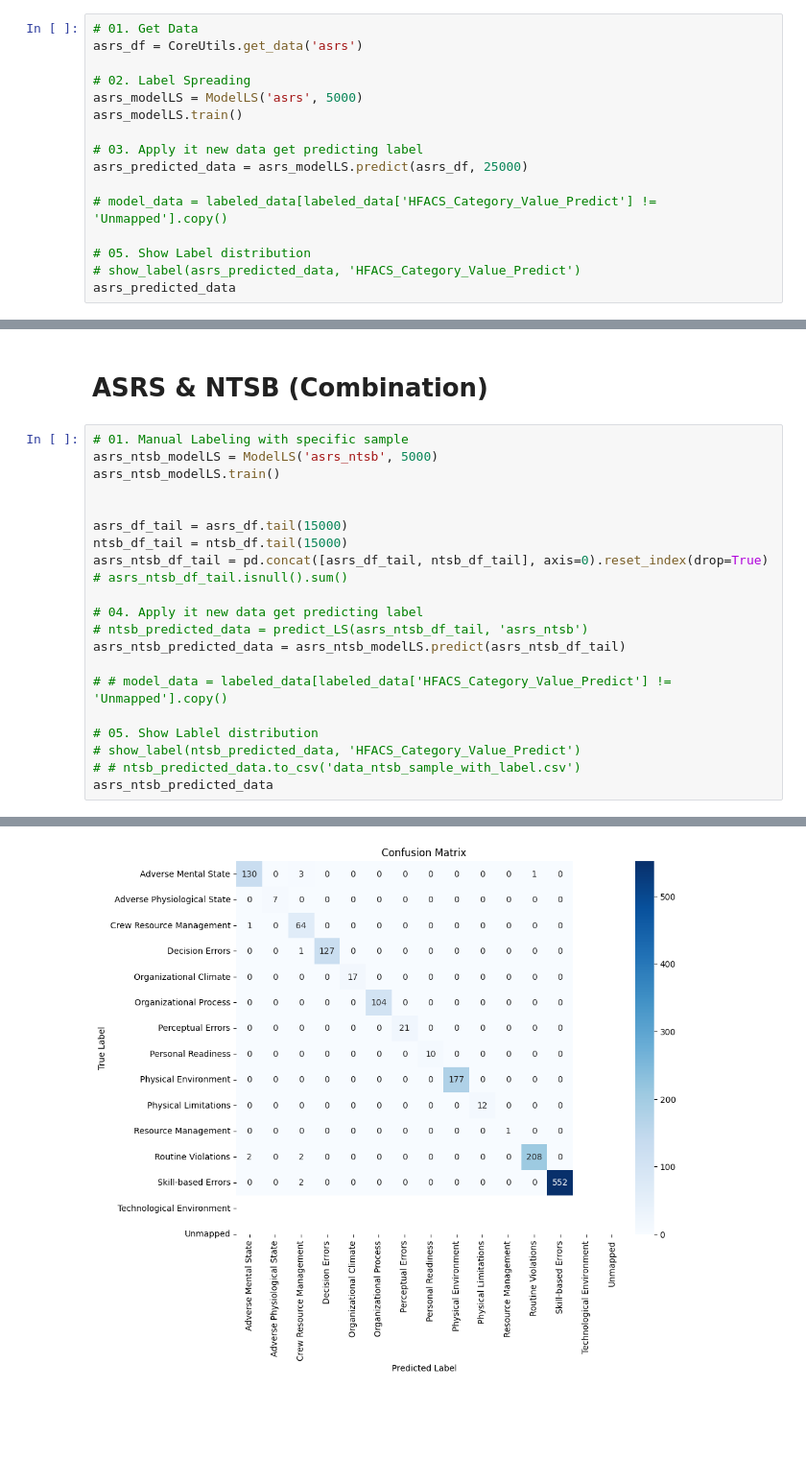
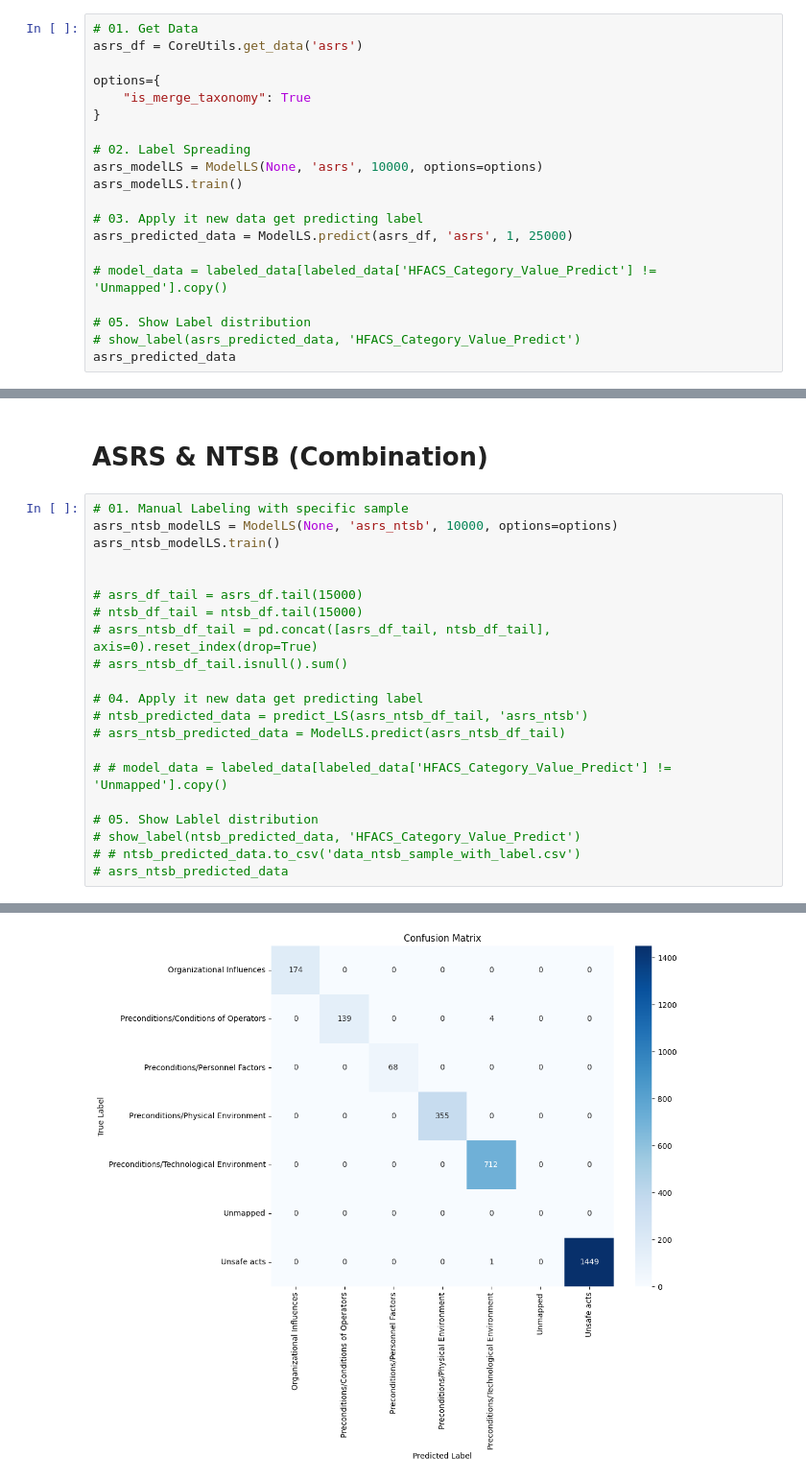
Before and after one commit to lasalasa/ASTAPM_Model, a Jupyter notebook: notebooks/notebook_main.ipynb, the cells around one changed output, grey strips where cells are left out. Shown at 96% size. Saved outputs shown, nothing was run; the diff lists cells and outputs as text; blank space fills up the shorter version.

Commit message:
Updated LSTM model

```diff
--- a/notebooks/notebook_main.ipynb
+++ b/notebooks/notebook_main.ipynb
@@ -57,12 +56,16 @@ To enable the following instructions: AVX2 FMA, in other operations, rebuild Ten
 # 01. Get Data
 asrs_df = CoreUtils.get_data('asrs')
 
+options={
+    "is_merge_taxonomy": True
+}
+
 # 02. Label Spreading
-asrs_modelLS = ModelLS('asrs', 5000)
+asrs_modelLS = ModelLS(None, 'asrs', 10000, options=options)
 asrs_modelLS.train()
 
 # 03. Apply it new data get predicting label
-asrs_predicted_data = asrs_modelLS.predict(asrs_df, 25000)
+asrs_predicted_data = ModelLS.predict(asrs_df, 'asrs', 1, 25000)
 
 # model_data = labeled_data[labeled_data['HFACS_Category_Value_Predict'] != 'Unmapped'].copy()
 
@@ -249,23 +237,23 @@ weighted avg       0.16      0.40      0.23       105
 # ASRS & NTSB (Combination)
 # %%
 # 01. Manual Labeling with specific sample
-asrs_ntsb_modelLS = ModelLS('asrs_ntsb', 5000)
+asrs_ntsb_modelLS = ModelLS(None, 'asrs_ntsb', 10000, options=options)
 asrs_ntsb_modelLS.train()
 
 
-asrs_df_tail = asrs_df.tail(15000)
-ntsb_df_tail = ntsb_df.tail(15000)
-asrs_ntsb_df_tail = pd.concat([asrs_df_tail, ntsb_df_tail], axis=0).reset_index(drop=True)
+# asrs_df_tail = asrs_df.tail(15000)
+# ntsb_df_tail = ntsb_df.tail(15000)
+# asrs_ntsb_df_tail = pd.concat([asrs_df_tail, ntsb_df_tail], axis=0).reset_index(drop=True)
 # asrs_ntsb_df_tail.isnull().sum()
 
 # 04. Apply it new data get predicting label
 # ntsb_predicted_data = predict_LS(asrs_ntsb_df_tail, 'asrs_ntsb')
-asrs_ntsb_predicted_data = asrs_ntsb_modelLS.predict(asrs_ntsb_df_tail)
+# asrs_ntsb_predicted_data = ModelLS.predict(asrs_ntsb_df_tail)
 
 # # model_data = labeled_data[labeled_data['HFACS_Category_Value_Predict'] != 'Unmapped'].copy()
 
 # 05. Show Lablel distribution
 # show_label(ntsb_predicted_data, 'HFACS_Category_Value_Predict')
 # # ntsb_predicted_data.to_csv('data_ntsb_sample_with_label.csv')
-asrs_ntsb_predicted_data
+# asrs_ntsb_predicted_data
 # %% [output]
@@ -289,2 +277,2 @@ Accuracy on test data: 0.9916782246879334
-[figure, old version]
+[figure, new version]
 asrs_ntsb Model and vectorizer saved successfully
```
Also changed, not shown: parts of 7 cells of this notebook, 19 other files.
